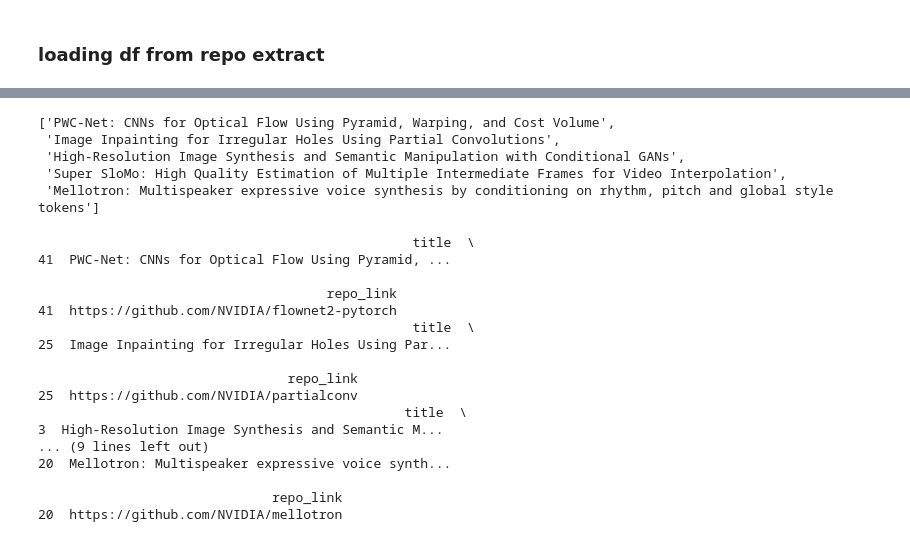
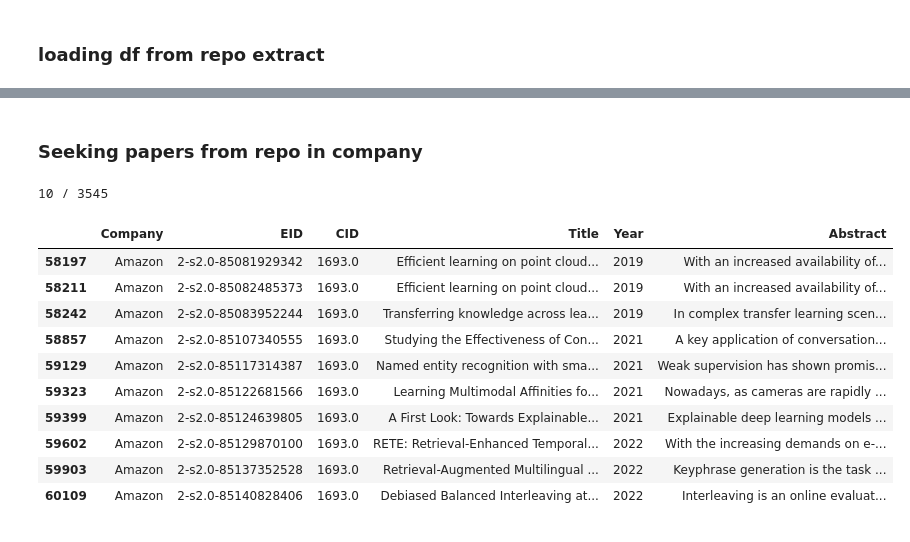
Before and after one commit to zarifikram/Paper-With-Repositories, a Jupyter notebook: src/notebooks/MainDatasetExplore.ipynb, the cells around one changed output, grey strips where cells are left out. Cells and saved outputs as stored; diff of their text form; code cells hidden in the pictures.

```diff
--- a/src/notebooks/MainDatasetExplore.ipynb
+++ b/src/notebooks/MainDatasetExplore.ipynb
@@ -19,7 +20,7 @@ df = pd.read_csv(mainDatasetPath)
 # %% [markdown]
 ### loading company
 # %%
-companyName = "NVIDIA"
+companyName = "Amazon"
 companyDf = df[df["Company"] == companyName]
 paperTitles = companyDf["Title"]
 # %% [markdown]
@@ -27,4 +28,4 @@ paperTitles = companyDf["Title"]
 # %%
 from RepoTools import RepoTools
 # %%
-extractedDf = DataTools.loadCSVFromOutput('NVIDIA'+'Papers')
+extractedDf = DataTools.loadCSVFromOutput('amzn'+'Papers')
@@ -36,30 +49,20 @@ for paperTitle in paperTitles:
-# %%
-matched_papers
-# %% [output]
-['PWC-Net: CNNs for Optical Flow Using Pyramid, Warping, and Cost Volume',
- 'Image Inpainting for Irregular Holes Using Partial Convolutions',
- 'High-Resolution Image Synthesis and Semantic Manipulation with Conditional GANs',
- 'Super SloMo: High Quality Estimation of Multiple Intermediate Frames for Video Interpolation',
- 'Mellotron: Multispeaker expressive voice synthesis by conditioning on rhythm, pitch and global style tokens']
-# %%
-for paper in matched_papers:
-    print(extractedDf[extractedDf['title'].str.contains(paper)])
-# %% [output]
-                                                title  \
-41  PWC-Net: CNNs for Optical Flow Using Pyramid, ...
-
-                                     repo_link
-41  https://github.com/NVIDIA/flownet2-pytorch
-                                                title  \
-25  Image Inpainting for Irregular Holes Using Par...
-
-                                repo_link
-25  https://github.com/NVIDIA/partialconv
-                                               title  \
-3  High-Resolution Image Synthesis and Semantic M...
-... (9 lines left out)
-20  Mellotron: Multispeaker expressive voice synth...
-
-                              repo_link
-20  https://github.com/NVIDIA/mellotron
+# %% [markdown]
+### Seeking papers from repo in company
+# %%
+paperTitles = [title.lower() for title in extractedDf['title']]
+# print(len(companyDf[companyDf['Title'].str.lower().isin(paperTitles)]), "/", len(companyDf))
+companyDf[companyDf['Title'].str.lower().isin(paperTitles)]
+# %% [output]
+10 / 3545
+|  | Company | EID | CID | Title | Year | Abstract |
+| 58197 | Amazon | 2-s2.0-85081929342 | 1693.0 | Efficient learning on point cloud... | 2019 | With an increased availability of... |
+| 58211 | Amazon | 2-s2.0-85082485373 | 1693.0 | Efficient learning on point cloud... | 2019 | With an increased availability of... |
+| 58242 | Amazon | 2-s2.0-85083952244 | 1693.0 | Transferring knowledge across lea... | 2019 | In complex transfer learning scen... |
+| 58857 | Amazon | 2-s2.0-85107340555 | 1693.0 | Studying the Effectiveness of Con... | 2021 | A key application of conversation... |
+| 59129 | Amazon | 2-s2.0-85117314387 | 1693.0 | Named entity recognition with sma... | 2021 | Weak supervision has shown promis... |
+| 59323 | Amazon | 2-s2.0-85122681566 | 1693.0 | Learning Multimodal Affinities fo... | 2021 | Nowadays, as cameras are rapidly ... |
+| 59399 | Amazon | 2-s2.0-85124639805 | 1693.0 | A First Look: Towards Explainable... | 2021 | Explainable deep learning models ... |
+| 59602 | Amazon | 2-s2.0-85129870100 | 1693.0 | RETE: Retrieval-Enhanced Temporal... | 2022 | With the increasing demands on e-... |
+| 59903 | Amazon | 2-s2.0-85137352528 | 1693.0 | Retrieval-Augmented Multilingual ... | 2022 | Keyphrase generation is the task ... |
+| 60109 | Amazon | 2-s2.0-85140828406 | 1693.0 | Debiased Balanced Interleaving at... | 2022 | Interleaving is an online evaluat... |
 # %%
```
Also changed, not shown: parts of 14 cells of this notebook, 5 other files.
